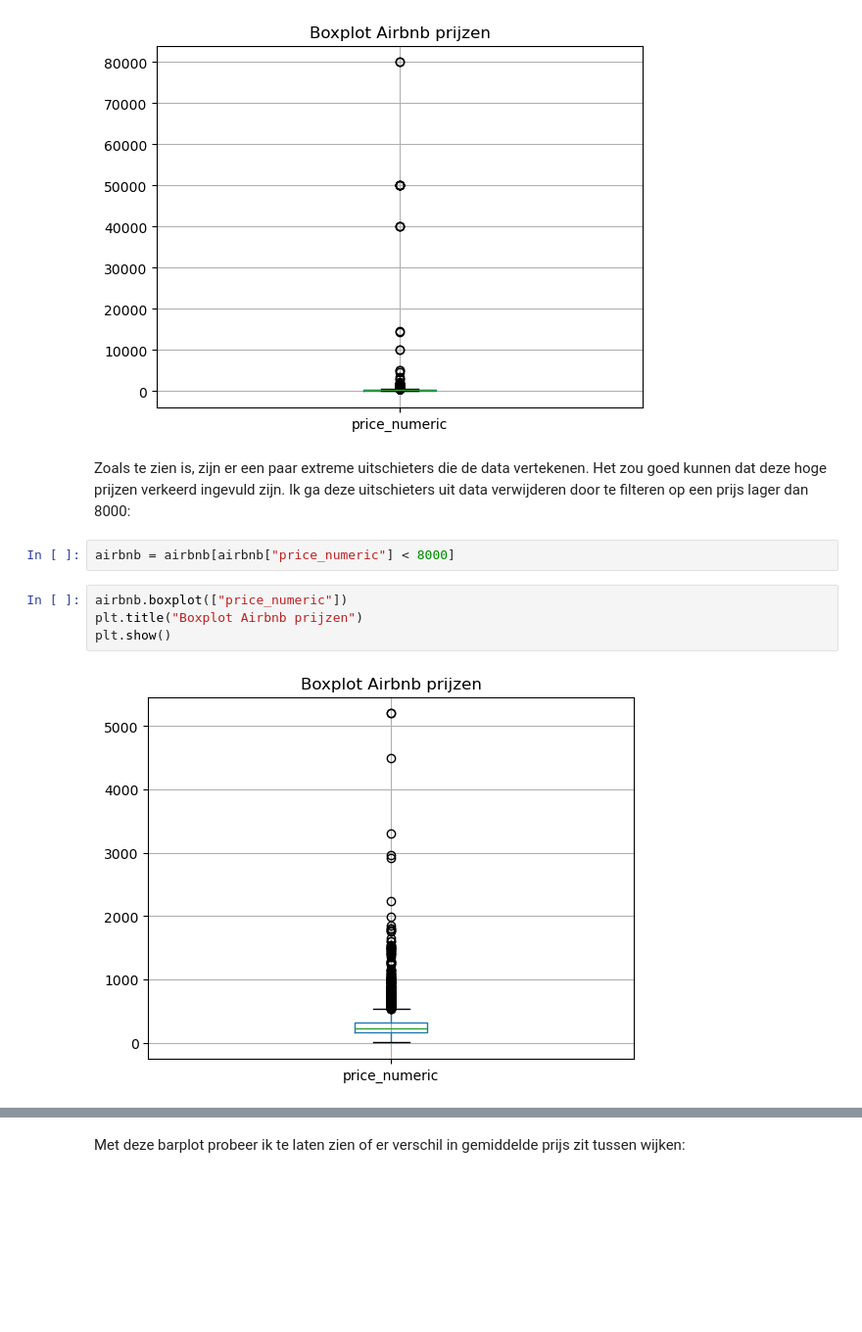
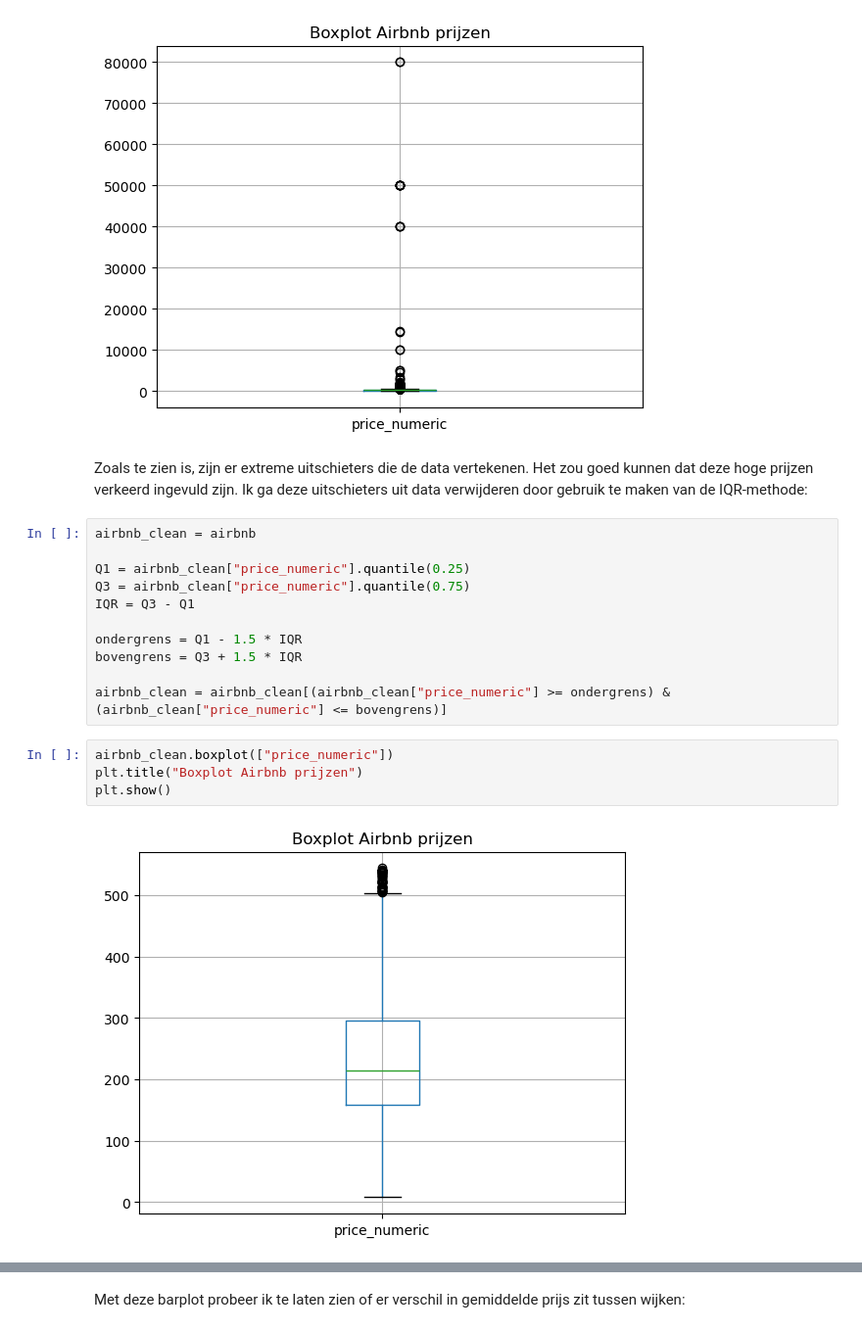
Before and after one commit to GitMathijs/S3_AI_lesmateriaal, a Jupyter notebook: Data/airbnb-opdracht.ipynb, the cells around one changed output, grey strips where cells are left out. Shown at 98% size. Saved outputs shown, nothing was run; the diff lists cells and outputs as text; blank space fills up the shorter version.

Commit message:
data-preparatie

```diff
--- a/Data/airbnb-opdracht.ipynb
+++ b/Data/airbnb-opdracht.ipynb
@@ -156,13 +164,22 @@ plt.show()
 # %% [output]
 [figure]
 # %% [markdown]
-Zoals te zien is, zijn er een paar extreme uitschieters die de data vertekenen. Het zou goed kunnen dat deze hoge prijzen verkeerd ingevuld zijn. Ik ga deze uitschieters uit data verwijderen door te filteren op een prijs lager dan 8000:
+Zoals te zien is, zijn er extreme uitschieters die de data vertekenen. Het zou goed kunnen dat deze hoge prijzen verkeerd ingevuld zijn. Ik ga deze uitschieters uit data verwijderen door gebruik te maken van de IQR-methode:
 # %%
-airbnb = airbnb[airbnb["price_numeric"] < 8000]
+airbnb_clean = airbnb
+
+Q1 = airbnb_clean["price_numeric"].quantile(0.25)
+Q3 = airbnb_clean["price_numeric"].quantile(0.75)
+IQR = Q3 - Q1
+
+ondergrens = Q1 - 1.5 * IQR
+bovengrens = Q3 + 1.5 * IQR
+
+airbnb_clean = airbnb_clean[(airbnb_clean["price_numeric"] >= ondergrens) & (airbnb_clean["price_numeric"] <= bovengrens)]
 # %%
-airbnb.boxplot(["price_numeric"])
+airbnb_clean.boxplot(["price_numeric"])
 plt.title("Boxplot Airbnb prijzen")
 plt.show()
 # %% [output]
-[figure, old version]
+[figure, new version]
 # %% [markdown]
```
Also changed, not shown: parts of 16 cells of this notebook.
